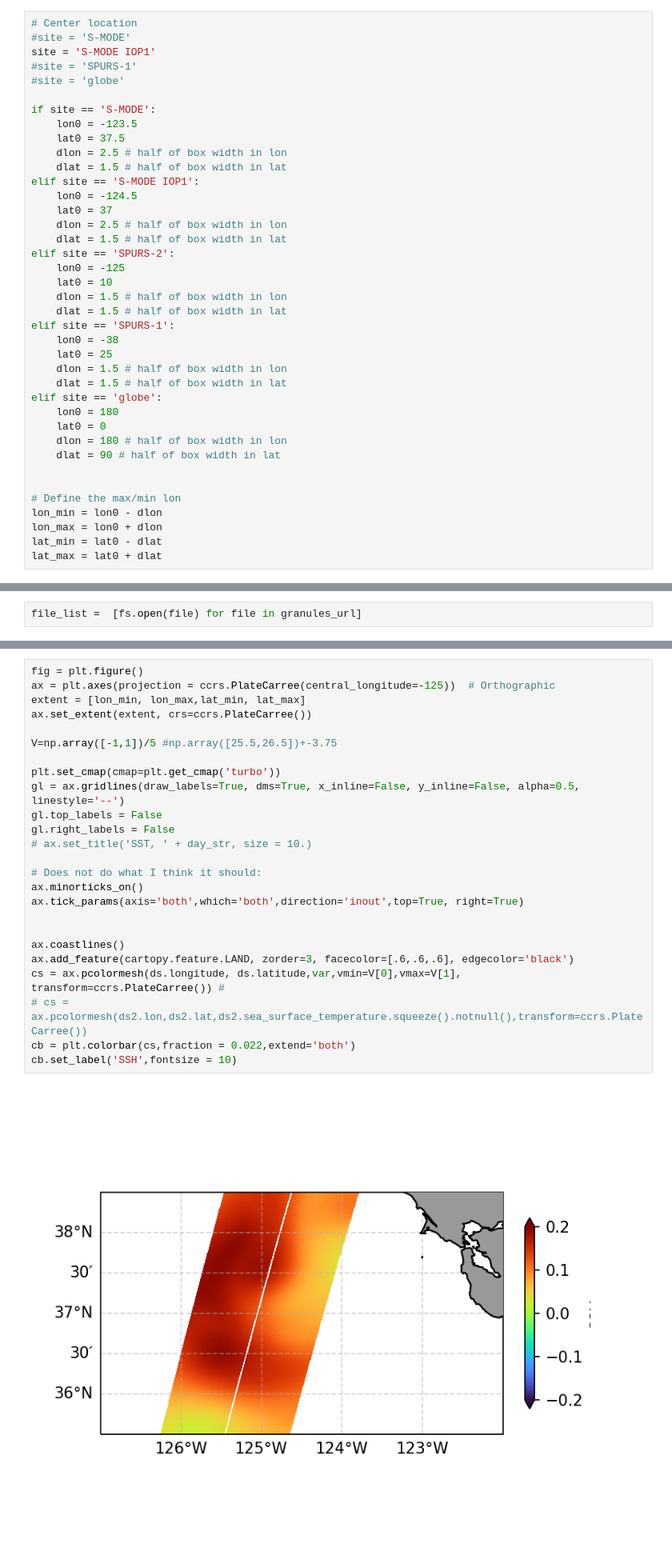
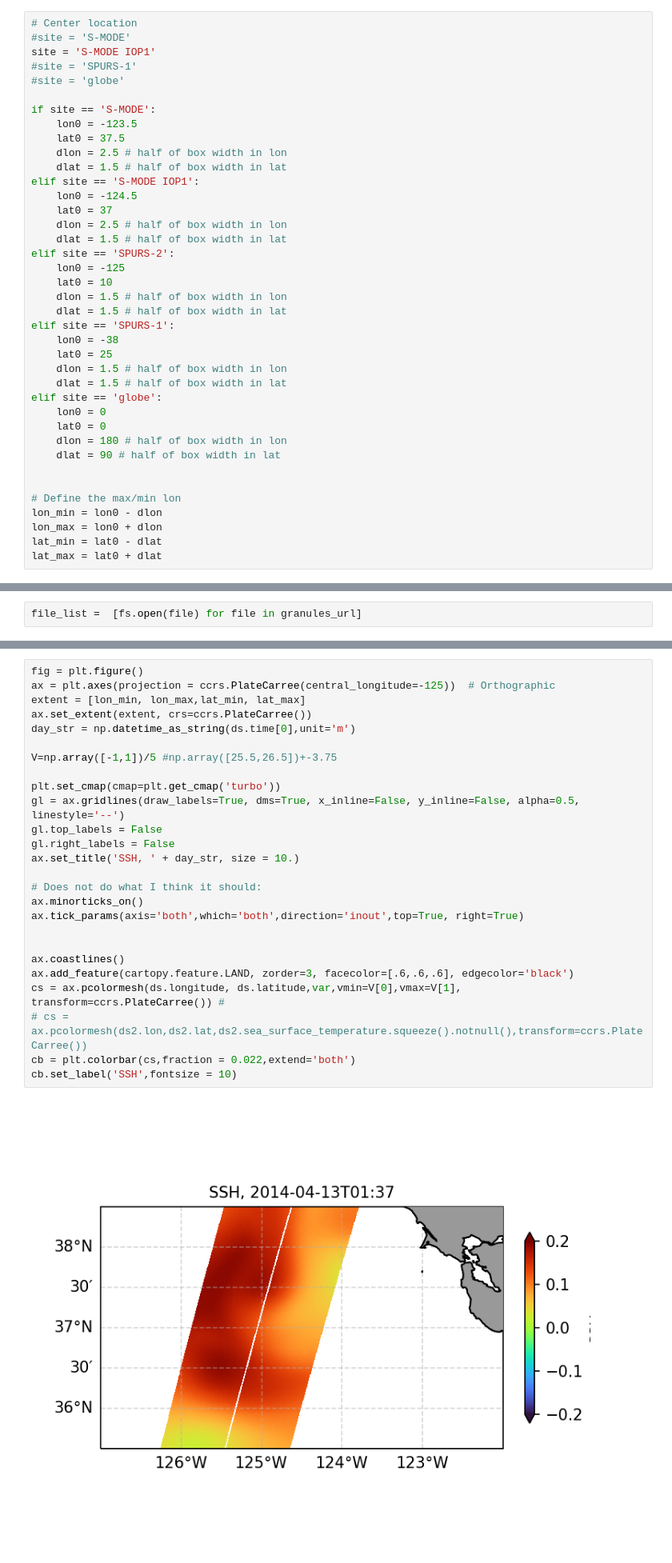
Before and after one commit to jtomfarrar/AWS_EC2_computing_2023, a Jupyter notebook: notebooks/SWOT_look_tom.ipynb, the cells around one changed output, grey strips where cells are left out. Shown at 80% size. Cells and saved outputs as stored; diff of their text form.

```diff
--- a/notebooks/SWOT_look_tom.ipynb
+++ b/notebooks/SWOT_look_tom.ipynb
@@ -123,7 +123,7 @@ elif site == 'SPURS-1':
     dlon = 1.5 # half of box width in lon
     dlat = 1.5 # half of box width in lat
 elif site == 'globe':
-    lon0 = 180
+    lon0 = 0
     lat0 = 0
     dlon = 180 # half of box width in lon
     dlat = 90 # half of box width in lat
@@ -243,27 +254,28 @@ plt.pcolor(ds.longitude, ds.latitude, var)
 # %%
 fig = plt.figure()
 ax = plt.axes(projection = ccrs.PlateCarree(central_longitude=-125))  # Orthographic
 extent = [lon_min, lon_max,lat_min, lat_max]
 ax.set_extent(extent, crs=ccrs.PlateCarree())
+day_str = np.datetime_as_string(ds.time[0],unit='m')
 
 V=np.array([-1,1])/5 #np.array([25.5,26.5])+-3.75
 
 plt.set_cmap(cmap=plt.get_cmap('turbo'))
 gl = ax.gridlines(draw_labels=True, dms=True, x_inline=False, y_inline=False, alpha=0.5, linestyle='--')
 gl.top_labels = False
 gl.right_labels = False
-# ax.set_title('SST, ' + day_str, size = 10.)
+ax.set_title('SSH, ' + day_str, size = 10.)
 
 # Does not do what I think it should:
 ax.minorticks_on()
 ax.tick_params(axis='both',which='both',direction='inout',top=True, right=True)
 
 
 ax.coastlines()
 ax.add_feature(cartopy.feature.LAND, zorder=3, facecolor=[.6,.6,.6], edgecolor='black')
 cs = ax.pcolormesh(ds.longitude, ds.latitude,var,vmin=V[0],vmax=V[1], transform=ccrs.PlateCarree()) #
 # cs = ax.pcolormesh(ds2.lon,ds2.lat,ds2.sea_surface_temperature.squeeze().notnull(),transform=ccrs.PlateCarree())
 cb = plt.colorbar(cs,fraction = 0.022,extend='both')
 cb.set_label('SSH',fontsize = 10)
 # %% [output]
-[figure, old version]
+[figure, new version]
```
Also changed, not shown: parts of 3 cells of this notebook, 4 other files.
